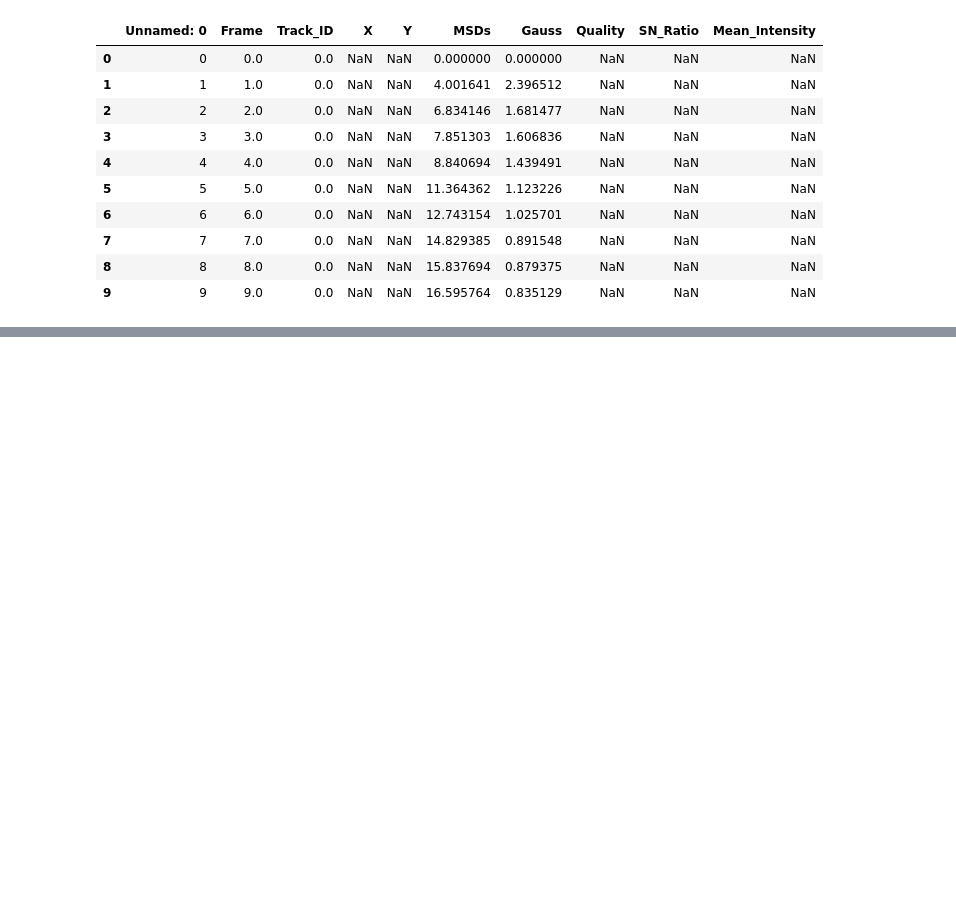
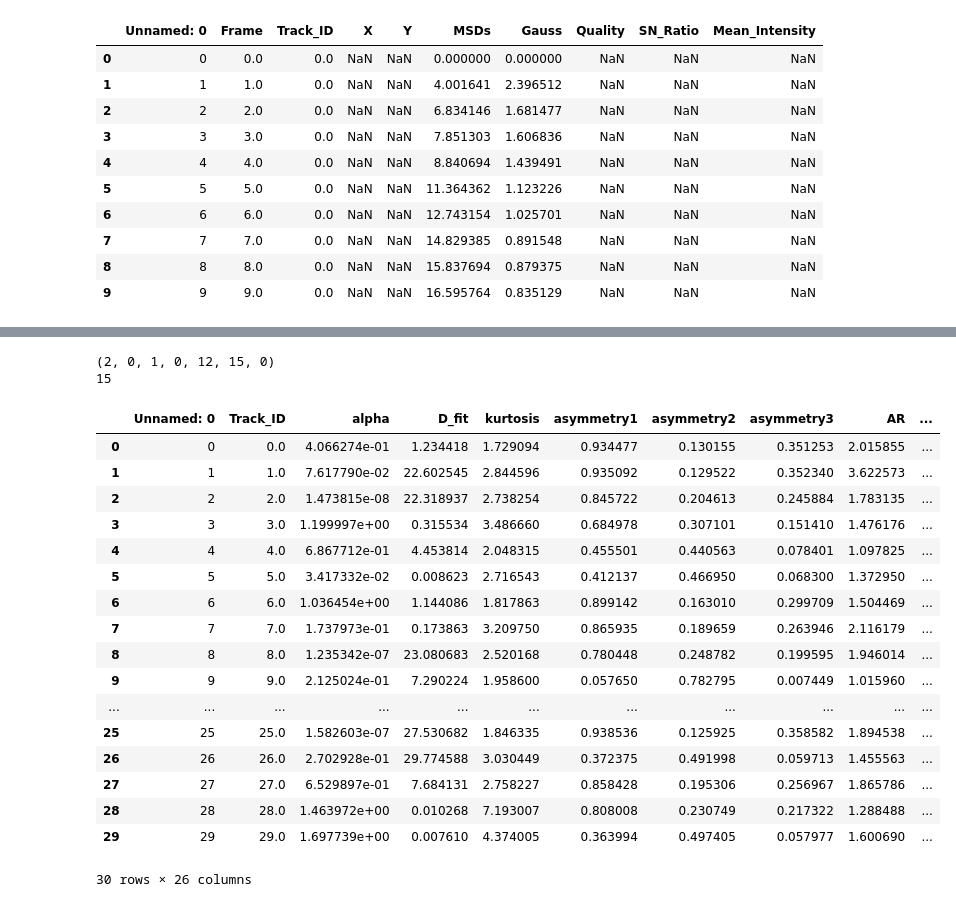
Before and after one commit to Nance-Lab/diff_classifier, a Jupyter notebook: notebooks/development/PNN_binning.ipynb, the cells around one changed output, grey strips where cells are left out. Drawn from its saved outputs; the diff is of its cells as text; code cells hidden in the pictures; blank space fills up the shorter version.

```diff
--- a/notebooks/development/PNN_binning.ipynb
+++ b/notebooks/development/PNN_binning.ipynb
@@ -115,0 +211,27 @@ merged[0:10]
+# %%
+print(one_count, two_count, three_count, four_count, five_count, six_count, seven_count)
+print(max(one_count, two_count, three_count, four_count, five_count, six_count, seven_count))
+# %% [output]
+(2, 0, 1, 0, 12, 15, 0)
+15
+# %%
+feat_df
+# %% [output]
+|  | Unnamed: 0 | Track_ID | alpha | D_fit | kurtosis | asymmetry1 | asymmetry2 | asymmetry3 | AR | ... |
+| 0 | 0 | 0.0 | 4.066274e-01 | 1.234418 | 1.729094 | 0.934477 | 0.130155 | 0.351253 | 2.015855 | ... |
+| 1 | 1 | 1.0 | 7.617790e-02 | 22.602545 | 2.844596 | 0.935092 | 0.129522 | 0.352340 | 3.622573 | ... |
+| 2 | 2 | 2.0 | 1.473815e-08 | 22.318937 | 2.738254 | 0.845722 | 0.204613 | 0.245884 | 1.783135 | ... |
+| 3 | 3 | 3.0 | 1.199997e+00 | 0.315534 | 3.486660 | 0.684978 | 0.307101 | 0.151410 | 1.476176 | ... |
+| 4 | 4 | 4.0 | 6.867712e-01 | 4.453814 | 2.048315 | 0.455501 | 0.440563 | 0.078401 | 1.097825 | ... |
+| 5 | 5 | 5.0 | 3.417332e-02 | 0.008623 | 2.716543 | 0.412137 | 0.466950 | 0.068300 | 1.372950 | ... |
+| 6 | 6 | 6.0 | 1.036454e+00 | 1.144086 | 1.817863 | 0.899142 | 0.163010 | 0.299709 | 1.504469 | ... |
+| 7 | 7 | 7.0 | 1.737973e-01 | 0.173863 | 3.209750 | 0.865935 | 0.189659 | 0.263946 | 2.116179 | ... |
+| 8 | 8 | 8.0 | 1.235342e-07 | 23.080683 | 2.520168 | 0.780448 | 0.248782 | 0.199595 | 1.946014 | ... |
+| 9 | 9 | 9.0 | 2.125024e-01 | 7.290224 | 1.958600 | 0.057650 | 0.782795 | 0.007449 | 1.015960 | ... |
+| ... | ... | ... | ... | ... | ... | ... | ... | ... | ... | ... |
+| 25 | 25 | 25.0 | 1.582603e-07 | 27.530682 | 1.846335 | 0.938536 | 0.125925 | 0.358582 | 1.894538 | ... |
+| 26 | 26 | 26.0 | 2.702928e-01 | 29.774588 | 3.030449 | 0.372375 | 0.491998 | 0.059713 | 1.455563 | ... |
+| 27 | 27 | 27.0 | 6.529897e-01 | 7.684131 | 2.758227 | 0.858428 | 0.195306 | 0.256967 | 1.865786 | ... |
+| 28 | 28 | 28.0 | 1.463972e+00 | 0.010268 | 7.193007 | 0.808008 | 0.230749 | 0.217322 | 1.288488 | ... |
+| 29 | 29 | 29.0 | 1.697739e+00 | 0.007610 | 4.374005 | 0.363994 | 0.497405 | 0.057977 | 1.600690 | ... |
+30 rows × 26 columns
```
Also changed, not shown: parts of 6 cells of this notebook.
